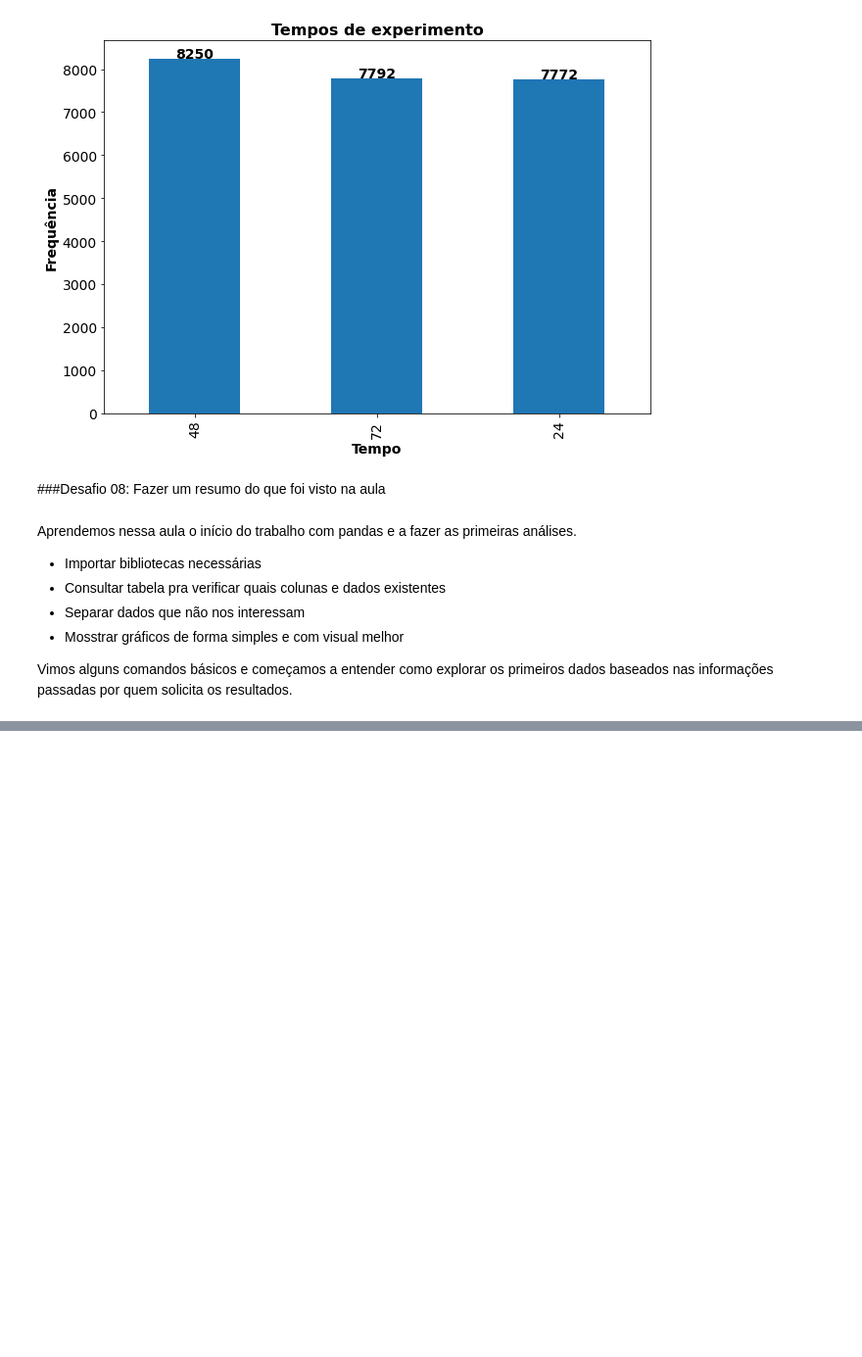
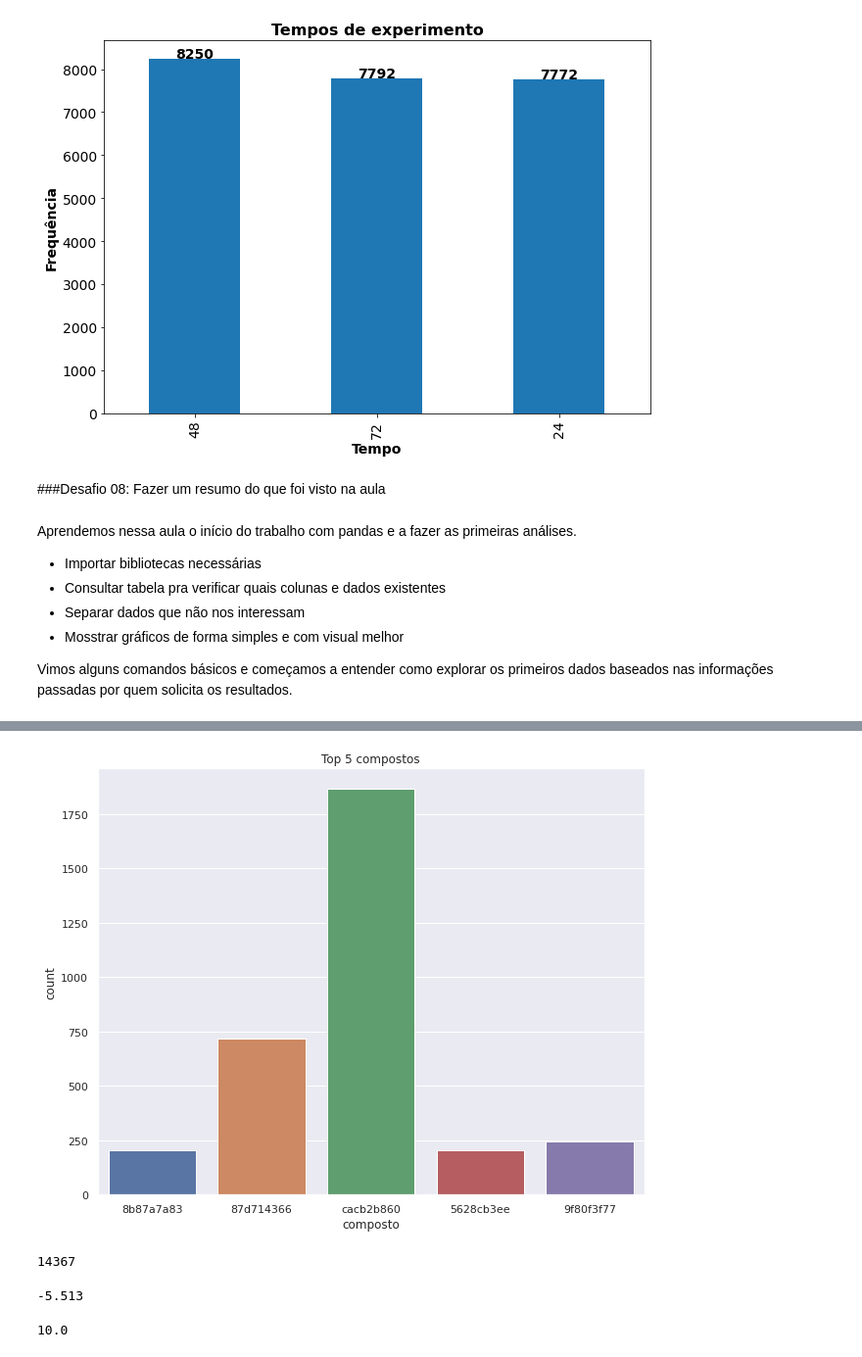
Before and after one commit to collinsdaniel/imersao_dados_3_alura, a Jupyter notebook: ImersaoDados.ipynb, the cells around one changed output, grey strips where cells are left out. Shown at 98% size. Cells and saved outputs as stored; diff of their text form; code cells hidden in the pictures; blank space fills up the shorter version.

Commit message:
imersão dados 3 - aula 02

```diff
--- a/ImersaoDados.ipynb
+++ b/ImersaoDados.ipynb
@@ -286,0 +289,12 @@ Vimos alguns comandos básicos e começamos a entender como explorar os primeiro
+# %%
+# Nós estamos usando na verdade compostos e não drogas.
+# Vamos mudar o nome da coluna droga para composto
+
+# Criar dicionário que será usado no comando para renomear a coluna.
+mapa = {'droga': 'composto'}
+
+# Renomear a coluna informando a opção "inplace=True" par atualizar o dataframe.
+dados.rename(columns=mapa, inplace=True)
+
+# Mostrar as 5 primeiras linhas.
+dados.head()
@@ -286,0 +309,6 @@ Vimos alguns comandos básicos e começamos a entender como explorar os primeiro
+# %%
+# Vamos aprender a usar o seaborn para mostrar gráficos mais bonitos
+import seaborn as sns
+
+# Comando pra setar as configurações padrão do seaborn. Necessário para superar algum problema no google colab e mostrar os gráficos com todos os efeitos dessa biblioteca.
+sns.set()
@@ -286,0 +340,32 @@ Vimos alguns comandos básicos e começamos a entender como explorar os primeiro
+# %%
+# Primeiro exemplo com seaborn usando a query executada acima.
+
+# "figure(figsize = (10, 8))" serve para definir o tamanho da imagem gerada.
+plt.figure(figsize = (10, 8))
+
+# Armazenamos o resultado do comando de gerar o gráfico em uma variável, por convenção, normalmente chamada de "ax"
+ax = sns.countplot(x = 'composto', data = dados.query('composto in @compostos'))
+ax.set_title('Top 5 compostos')
+
+# O comando "plt.show()" retira demais informações sobre o gráfico que deixam a imagem suja.
+plt.show()
+# %% [output]
+[figure, added]
+# %%
+# COntinuamos a análise verificando agora a coluna g0.
+# A coluna g0 merece uma análise diferente. Tentaremos dividir em intervalos.
+# Antes, vamos ver a quantidade de total de registros únicos dessa coluna.
+len(dados['g0'].unique())
+# %% [output]
+14367
+# %%
+# Vamos ver os limites mínimos e máximos da coluna "g0"
+# Iniciando pelo mínimo
+dados['g0'].min()
+# %% [output]
+-5.513
+# %%
+# E agora o máximo.
+dados['g0'].max()
+# %% [output]
+10.0
```
Also changed, not shown: parts of 30 cells of this notebook.
